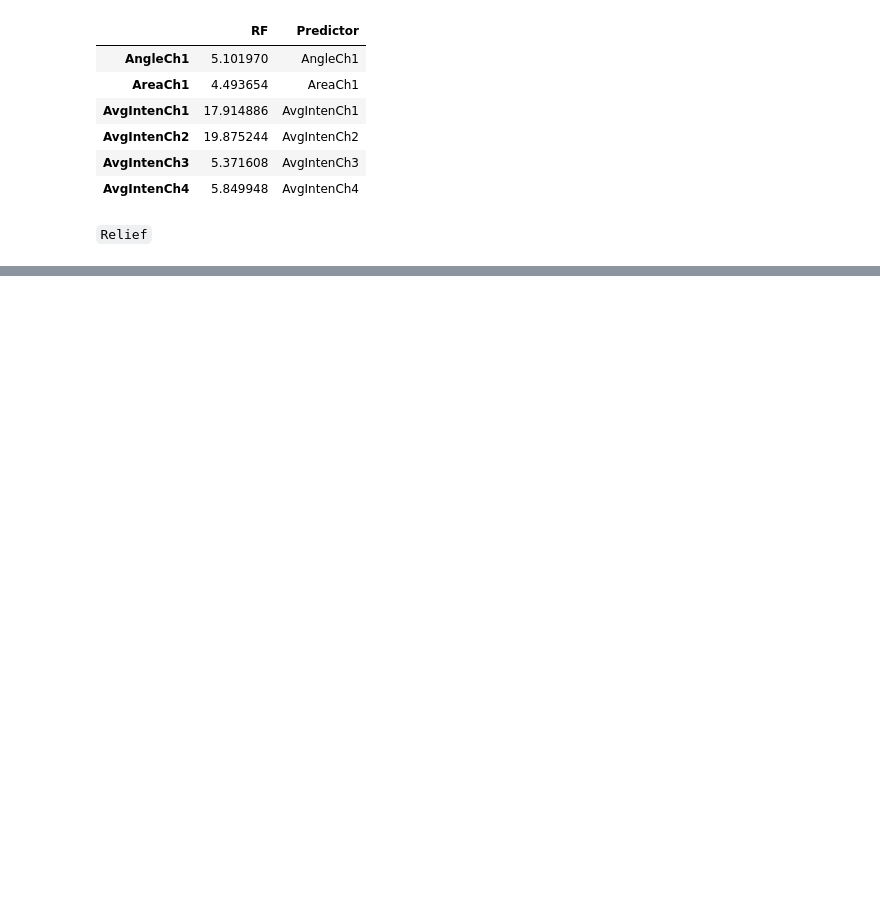
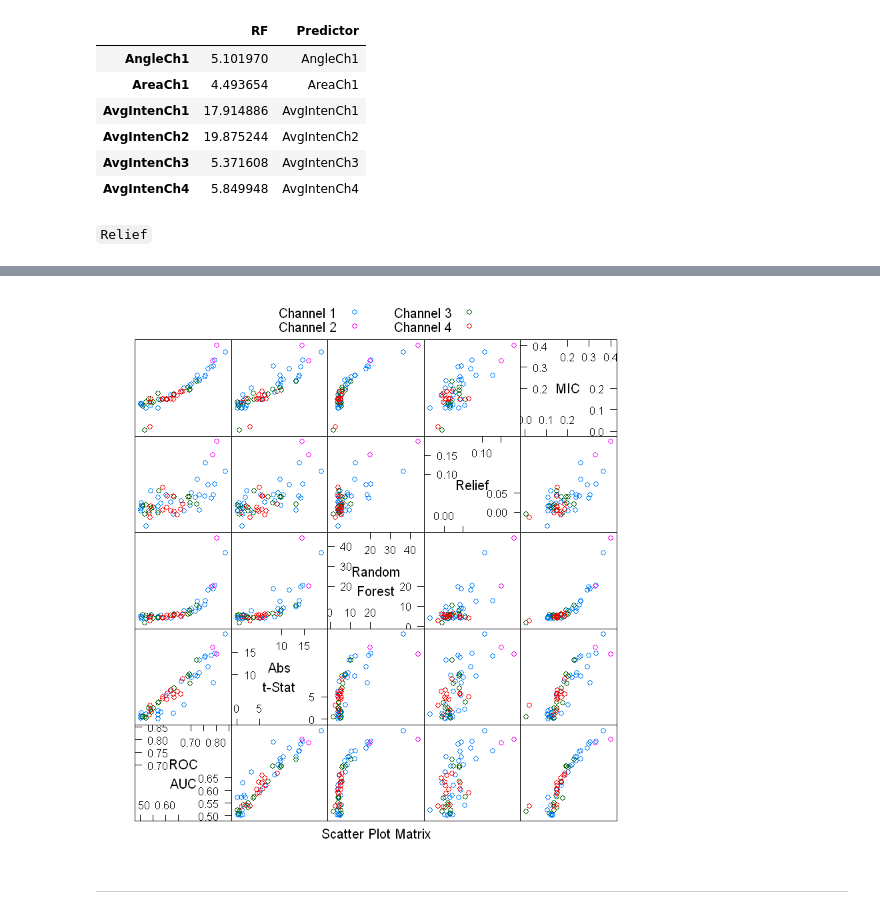
Before and after one commit to Randallzoeng/BookClub, a Jupyter notebook: AppliedPredictiveModeling/Chap. 18 Measuring Predictor Importance.ipynb, the cells around one changed output, grey strips where cells are left out. Drawn from its saved outputs; the diff is of its cells as text; code cells hidden in the pictures; blank space fills up the shorter version.

```diff
--- a/AppliedPredictiveModeling/Chap. 18 Measuring Predictor Importance.ipynb
+++ b/AppliedPredictiveModeling/Chap. 18 Measuring Predictor Importance.ipynb
@@ -383,0 +399,5 @@ head(rf_info)
+# %%
+set.seed(791)
+Relief_info <- attrEval(Class~.,data=trn,estimator = "ReliefFequalK",ReliefIterations=50)
+Relief_info <- data.frame(Relief=Relief_info,Predictor=names(Relief_info))
+head(Relief_info)
@@ -383,0 +412,8 @@ head(rf_info)
+# %%
+library(minerva)
+set.seed(791)
+MIC_info <- mine(x=trn[,-1],
+                y=ifelse(trn$Class=="PS",1,0))$MIC
+MIC_info <- data.frame(Predictor=rownames(MIC_info),
+                      MIC = MIC_info[,1])
+head(MIC_info)
@@ -383,0 +448,10 @@ head(rf_info)
+# %%
+#combine all scores
+info_list <- list(tTest_info,rf_info,Relief_info,MIC_info)
+rankings  <- auc_info
+
+for (i in 1:4){
+    rankings <- merge(rankings,info_list[i])
+}
+
+head(rankings)
@@ -383,0 +466,16 @@ head(rf_info)
+# %%
+rankings$channel <- "Channel 1"
+rankings$channel[grepl("Ch2$",rankings$Predictor)] <- "Channel 2"
+rankings$channel[grepl("Ch3$",rankings$Predictor)] <- "Channel 3"
+rankings$channel[grepl("Ch4$",rankings$Predictor)] <- "Channel 4"
+
+rankings$t.Statistic <- abs(rankings$t.Statistic)
+# %%
+splom(~rankings[,c("PS", "t.Statistic", "RF", "Relief", "MIC")],
+     groups = rankings$channel,
+     varnames=c("ROC\nAUC", "Abs\nt-Stat", "Random\nForest", "Relief", "MIC"),
+     auto.key=list(columns=2))
+# %% [output]
+[figure, added]
+# %% [markdown]
+---
```
Also changed, not shown: parts of 12 cells of this notebook.
